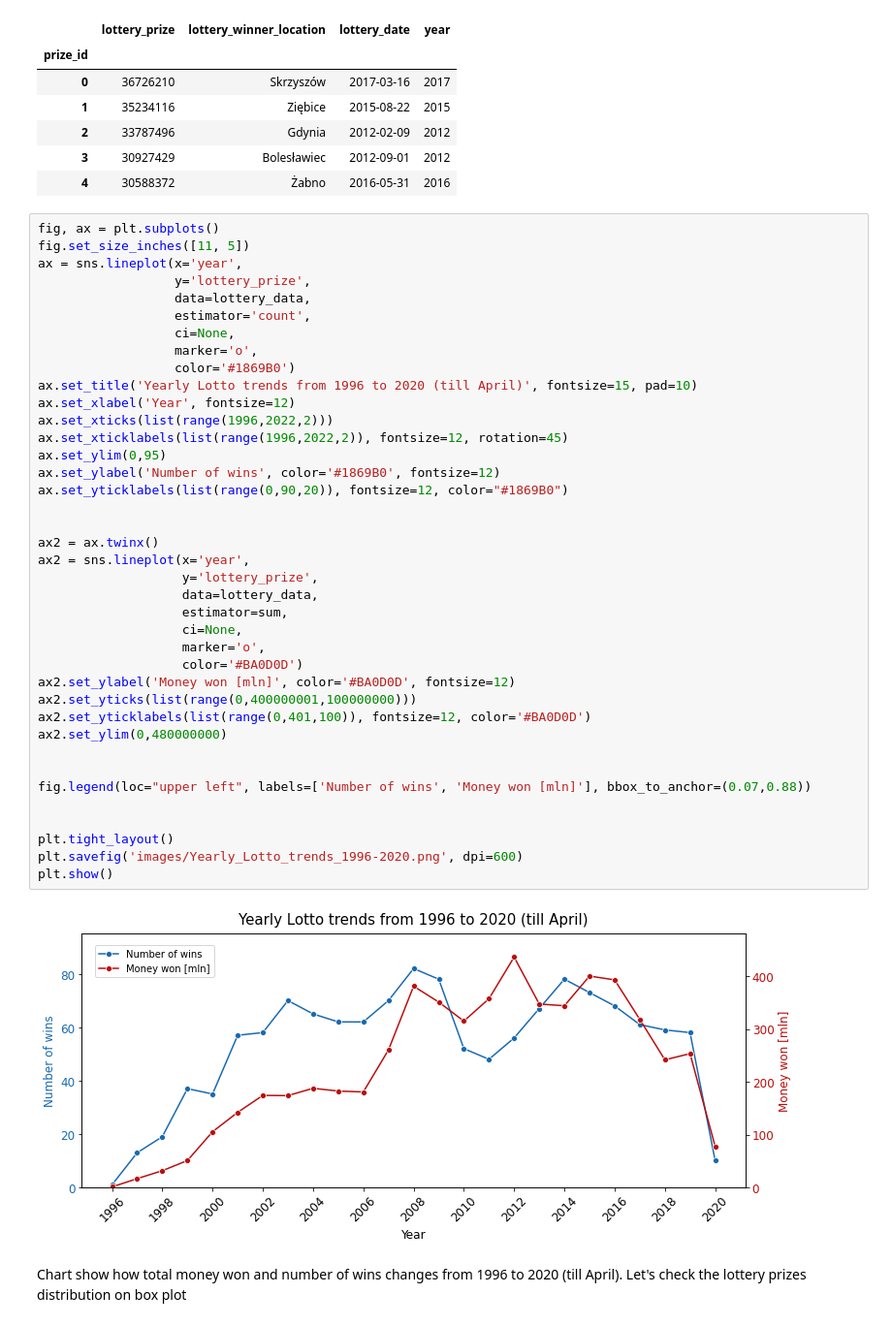
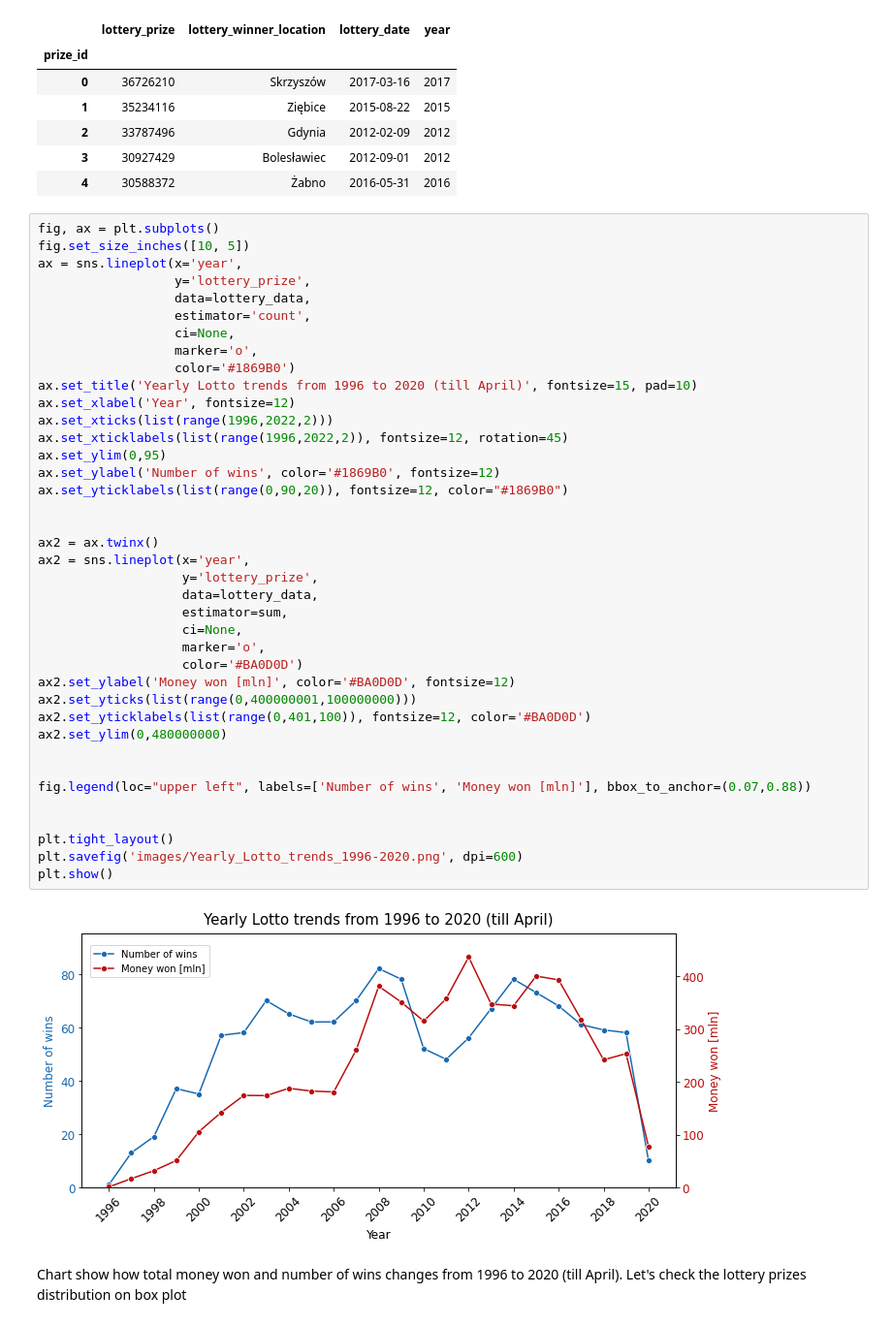
Before and after one commit to piotrsoczewka/Lotto, a Jupyter notebook: Data import and analysis.ipynb, the cells around one changed output. Shown at 97% size. Drawn from its saved outputs; the diff is of its cells as text.

```diff
--- a/Data import and analysis.ipynb
+++ b/Data import and analysis.ipynb
@@ -129,7 +129,7 @@ lottery_data.head()
 | 4 | 30588372 | Żabno | 2016-05-31 | 2016 |
 # %%
 fig, ax = plt.subplots()
-fig.set_size_inches([11, 5])
+fig.set_size_inches([10, 5])
 ax = sns.lineplot(x='year',
                   y='lottery_prize',
                   data=lottery_data,
@@ -140,34 +140,34 @@ ax = sns.lineplot(x='year',
 ax.set_title('Yearly Lotto trends from 1996 to 2020 (till April)', fontsize=15, pad=10)
 ax.set_xlabel('Year', fontsize=12)
 ax.set_xticks(list(range(1996,2022,2)))
 ax.set_xticklabels(list(range(1996,2022,2)), fontsize=12, rotation=45)
 ax.set_ylim(0,95)
 ax.set_ylabel('Number of wins', color='#1869B0', fontsize=12)
 ax.set_yticklabels(list(range(0,90,20)), fontsize=12, color="#1869B0")
 
 
 ax2 = ax.twinx()
 ax2 = sns.lineplot(x='year',
                    y='lottery_prize',
                    data=lottery_data,
                    estimator=sum,
                    ci=None,
                    marker='o',
                    color='#BA0D0D')
 ax2.set_ylabel('Money won [mln]', color='#BA0D0D', fontsize=12)
 ax2.set_yticks(list(range(0,400000001,100000000)))
 ax2.set_yticklabels(list(range(0,401,100)), fontsize=12, color='#BA0D0D')
 ax2.set_ylim(0,480000000)
 
 
 fig.legend(loc="upper left", labels=['Number of wins', 'Money won [mln]'], bbox_to_anchor=(0.07,0.88))
 
 
 plt.tight_layout()
 plt.savefig('images/Yearly_Lotto_trends_1996-2020.png', dpi=600)
 plt.show()
 # %% [output]
-[figure, old version]
+[figure, new version]
 # %% [markdown]
 Chart show how total money won and number of wins changes from 1996 to 2020 (till April). Let's check the lottery prizes distribution on box plot
 # %%
```
Also changed, not shown: parts of 1 cell of this notebook.
